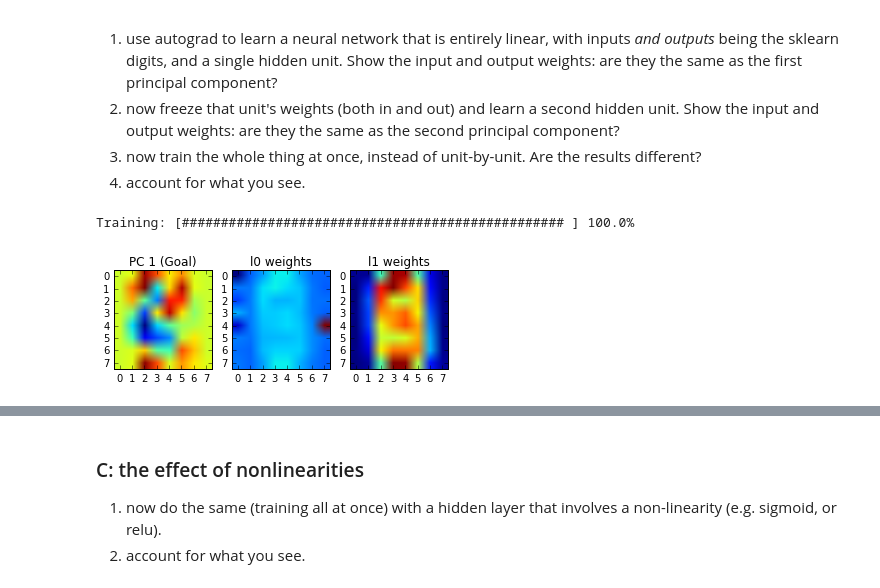
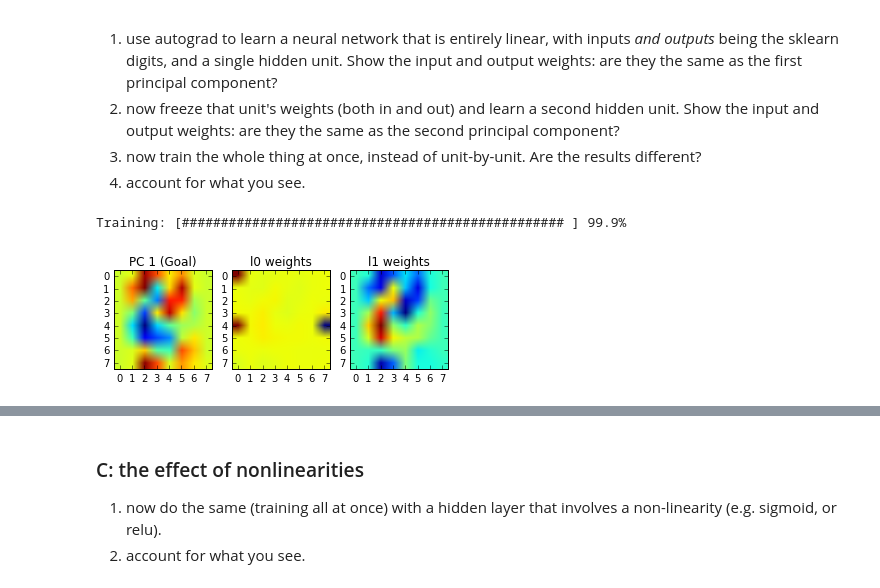
Before and after one commit to harryross263/comp421, a Jupyter notebook: Assignments/harry_second_assignment.ipynb, the cells around one changed output, grey strips where cells are left out. Drawn from its saved outputs; the diff is of its cells as text; code cells hidden in the pictures.

```diff
--- a/Assignments/harry_second_assignment.ipynb
+++ b/Assignments/harry_second_assignment.ipynb
@@ -70,8 +70,8 @@ for i in range(desired_num_components):
 from autograd import grad
 from autograd.util import flatten_func
 # %%
-batch_size = 128
-num_epochs = 5000
+batch_size = 4
+num_epochs = 1000
 step_size = 0.001
 
 num_batches = int(np.ceil(X.shape[0] / batch_size))
@@ -80,7 +80,8 @@ def init_weights(architecture):
     """Returns a list of weights for each layer
     in the neural network.
     """
-    return [np.random.randn(m, n)
+    return [(np.random.randn(m, n),
+             np.random.randn(n))
             for m, n in zip(architecture[:-1], architecture[1:])]
 
 def neural_net_predict(params, inputs, nonlin=None):
@@ -90,8 +91,8 @@ def neural_net_predict(params, inputs, nonlin=None):
     transformed into activations using the specified
     activation function.
     """
-    for W in params:
-        outputs = np.dot(inputs, W)
+    for W, b in params:
+        outputs = np.dot(inputs, W) + b
         inputs = nonlin(outputs) if nonlin else outputs
 
     return outputs
@@ -100,7 +101,7 @@ def sse(target, predicted):
     """The sum of squared errors between the predicted values
     and targets.
     """
-    return np.mean((target - predicted)**2)
+    return np.sum((target - predicted)**2)
 
 def batch_indices(iter):
     idx = iter % num_batches
@@ -117,8 +118,11 @@ def objective(params, iter):
 grad_objective = grad(objective)
 
 def rmsprop(grad, init_params, callback=None, num_iters=100,
-            step_size=0.1, gamma=0.9, eps=10**-8):
+            step_size=0.1, gamma=0.9, eps=10**-8, unfrozen=None):
     """Root mean squared prop: See Adagrad paper for details.
+
+    Note that confusingly, when unfrozen=None, all parameters are
+    treated as unfrozen.
     """
     flattened_grad, unflatten, x = flatten_func(grad, init_params)
 
@@ -131,9 +135,12 @@ def rmsprop(grad, init_params, callback=None, num_iters=100,
     return unflatten(x)
 
 def adam(grad, init_params, callback=None, num_iters=100,
-         step_size=0.001, b1=0.9, b2=0.999, eps=10**-8):
+         step_size=0.001, b1=0.9, b2=0.999, eps=10**-8, unfrozen=None):
     """Adam as described in http://arxiv.org/pdf/1412.6980.pdf.
     It's basically RMSprop with momentum and some correction terms.
+
+    Note that confusingly, when unfrozen=None, all parameters are
+    treated as unfrozen.
     """
     flattened_grad, unflatten, x = flatten_func(grad, init_params)
 
@@ -160,20 +167,20 @@ architecture = [X.shape[1], 1, X.shape[1]]
 
 weights = init_weights(architecture)
 
-optimized_params = rmsprop(grad_objective, init_params=weights, step_size=step_size,
+optimized_params = adam(grad_objective, init_params=weights, step_size=step_size,
                        num_iters=(num_epochs * num_batches), callback=print_progress)
 # %% [output]
-Training: [################################################# ] 100.0%
+Training: [################################################# ] 99.9%
 # %%
 num_params = len(optimized_params)
 
 fig = plt.figure()
 fig.add_subplot(1, num_params + 1, 1)
 plt.imshow(np.reshape(pca.components_[0], (8, 8)))
 plt.title("PC 1 (Goal)")
 for i in range(num_params):
     fig.add_subplot(1, num_params + 1, i + 2)
-    plt.imshow(np.reshape(optimized_params[i], (8, 8)))
+    plt.imshow(np.reshape((optimized_params[i])[0], (8, 8)))
     plt.title("l" + str(i) + " weights")
 # %% [output]
-[figure, old version]
+[figure, new version]
```
Also changed, not shown: parts of 3 cells of this notebook.
